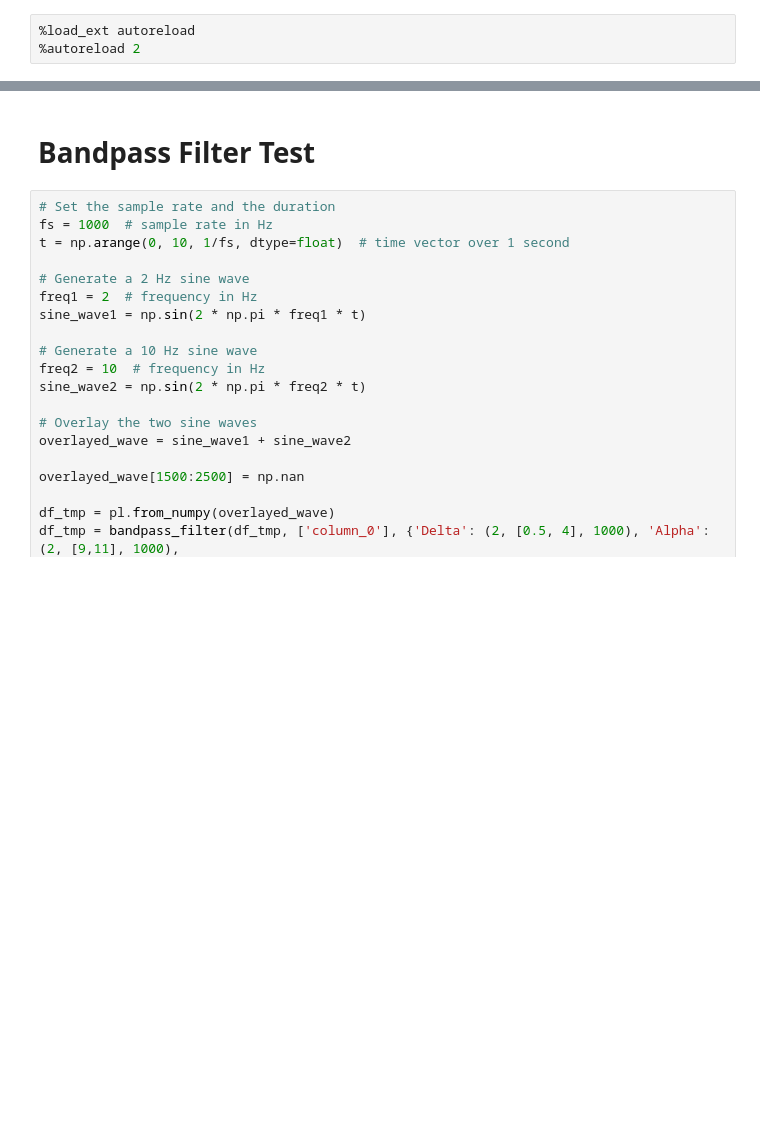
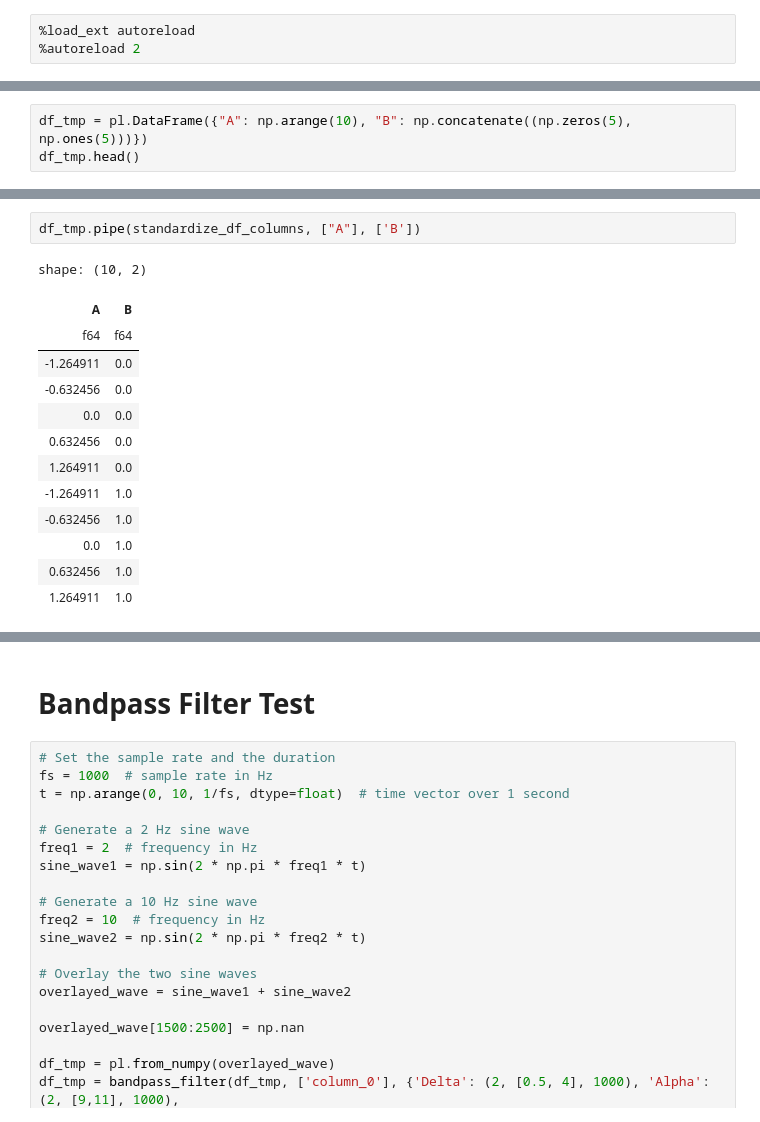
Before and after one commit to jiaangyao/integrated_rcs_analysis, a Jupyter notebook: python/analysis_notebooks_CS/function_tests.ipynb, the cells around one changed output, grey strips where cells are left out. Cells and saved outputs as stored; diff of their text form; blank space fills up the shorter version.

```diff
--- a/python/analysis_notebooks_CS/function_tests.ipynb
+++ b/python/analysis_notebooks_CS/function_tests.ipynb
@@ -12,0 +16,3 @@ import seaborn as sns
+# %%
+df_tmp = pl.DataFrame({"A": np.arange(10), "B": np.concatenate((np.zeros(5), np.ones(5)))})
+df_tmp.head()
@@ -12,0 +28,16 @@ import seaborn as sns
+# %%
+df_tmp.pipe(standardize_df_columns, ["A"], ['B'])
+# %% [output]
+shape: (10, 2)
+| A | B |
+| f64 | f64 |
+| -1.264911 | 0.0 |
+| -0.632456 | 0.0 |
+| 0.0 | 0.0 |
+| 0.632456 | 0.0 |
+| 1.264911 | 0.0 |
+| -1.264911 | 1.0 |
+| -0.632456 | 1.0 |
+| 0.0 | 1.0 |
+| 0.632456 | 1.0 |
+| 1.264911 | 1.0 |
```
Also changed, not shown: parts of 14 cells of this notebook.
